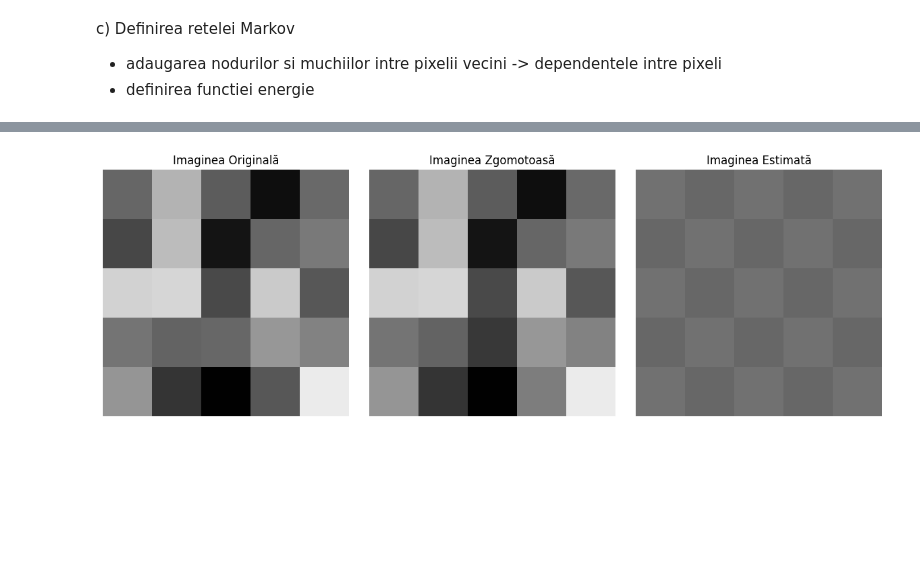
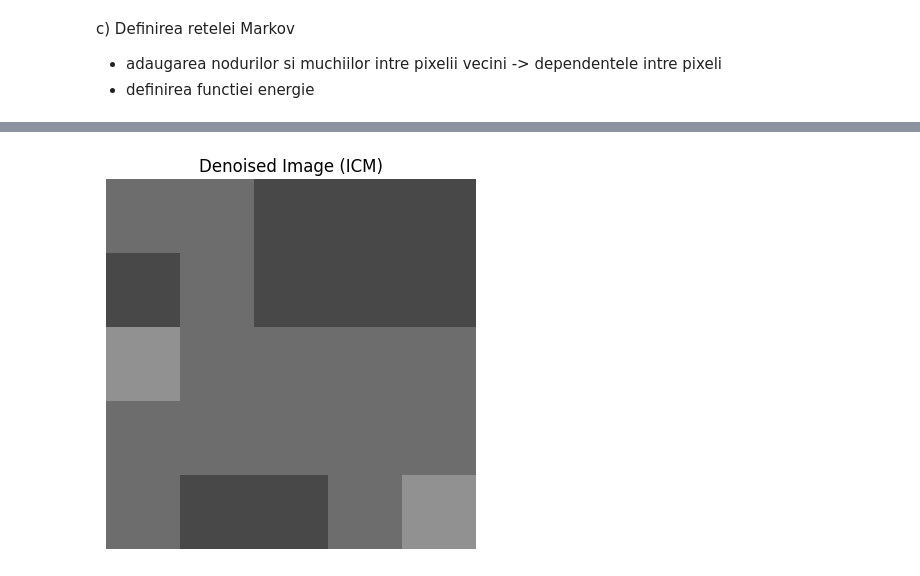
Before and after one commit to XeniaM07/PMP-2024, a Jupyter notebook: Lab04/Tema/Tema-lab4.ipynb, the cells around one changed output, grey strips where cells are left out. Drawn from its saved outputs; the diff is of its cells as text; code cells hidden in the pictures; blank space fills up the shorter version.

```diff
--- a/Lab04/Tema/Tema-lab4.ipynb
+++ b/Lab04/Tema/Tema-lab4.ipynb
@@ -339,22 +160,0 @@ Imaginea estimată:
-# %%
-plt.figure(figsize=(12, 4))
-
-plt.subplot(1, 3, 1)
-plt.title("Imaginea Originală")
-plt.imshow(original_image, cmap='gray', vmin=0, vmax=255)
-plt.axis('off')
-
-plt.subplot(1, 3, 2)
-plt.title("Imaginea Zgomotoasă")
-plt.imshow(noisy_image, cmap='gray', vmin=0, vmax=255)
-plt.axis('off')
-
-plt.subplot(1, 3, 3)
-plt.title("Imaginea Estimată")
-plt.imshow(estimated_image, cmap='gray', vmin=0, vmax=255)
-plt.axis('off')
-
-plt.tight_layout()
-plt.show()
-# %% [output]
-[figure, removed]
@@ -360,0 +193,47 @@ plt.show()
+# %%
+states = np.arange(num_levels) # se creeaza un vector ce contine toate starile
+pairwise_potential = np.exp(- (np.subtract.outer(states, states)) ** 2) # se creeaza o matrice de potentiale perechi, facand ca valorile sa fie similare
+pairwise_potential /= pairwise_potential.sum(axis=1, keepdims=True) # normalizare astfel incat suma sa fie 1
+current_image = discretized_image.copy()
+# %%
+def icm_iteration(image, unary_factors, pairwise_potential): # functie care realizeaza o iteratie a ICM
+    new_image = image.copy()
+    for i in range(5):
+        for j in range(5):
+            variable = (i, j)
+            best_state = None # pastreaza starea care minimizeaza energia pentru pixelul curent
+            best_energy = np.inf # pastreaza cea mai mica energie gasita pana acum
+
+            # se testeaza fiecare stare posibila pentru pixel
+            for state in range(num_levels):
+                # se calculeaza energia asociata cu starea state
+                energy = -np.log(unary_factors[variable][state])
+
+                # se adauga energiile pereche de la vecini
+                for neighbor in [(i-1, j), (i+1, j), (i, j-1), (i, j+1)]:
+                    if 0 <= neighbor[0] < 5 and 0 <= neighbor[1] < 5:
+                        neighbor_state = image[neighbor]
+                        energy += -np.log(pairwise_potential[state, neighbor_state])
+
+                # se actualizeaza daca aceasta stare are energia mai mica
+                if energy < best_energy:
+                    best_energy = energy
+                    best_state = state
+
+            new_image[i, j] = best_state # se adauga cea mai buna stare
+    return new_image
+# %%
+
+num_iterations = 10
+
+for _ in range(num_iterations):
+    current_image = icm_iteration(current_image, unary_factors, pairwise_potential)
+
+denoised_image = np.vectorize(undiscretize)(current_image)
+
+plt.imshow(denoised_image, cmap='gray', vmin=0, vmax=255)
+plt.title('Denoised Image (ICM)')
+plt.axis('off')
+plt.show()
+# %% [output]
+[figure, added]
```
Also changed, not shown: parts of 8 cells of this notebook.
